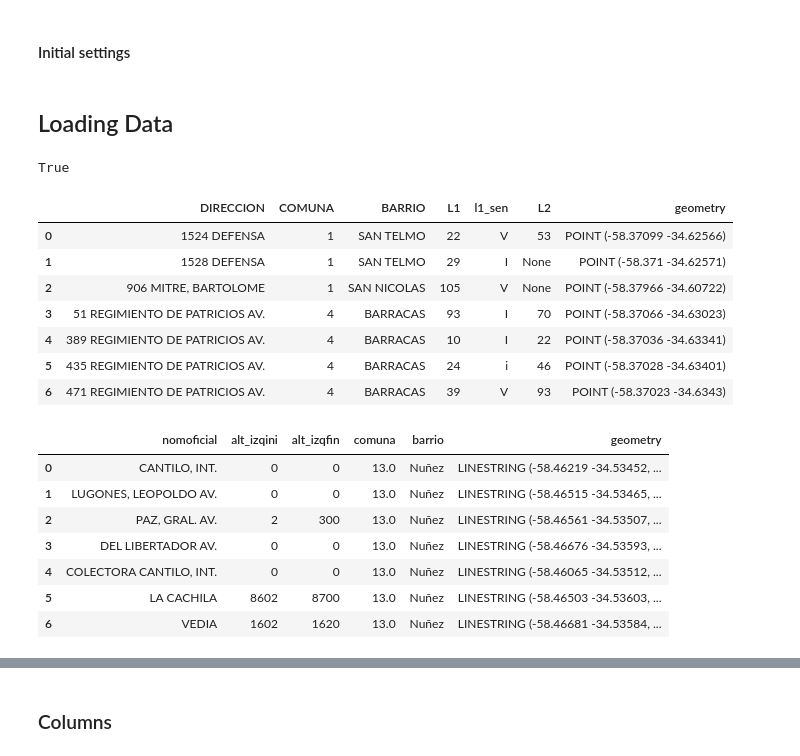
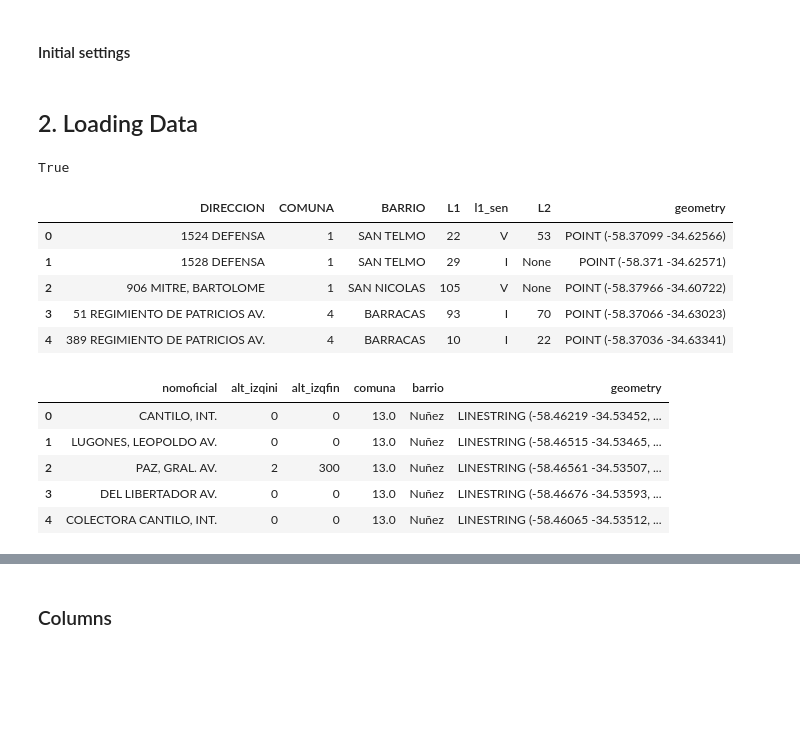
Before and after one commit to FacundoBerthet/caba-public-transport-analysis, a Jupyter notebook: notebooks/01_EDA_bus_stops.ipynb, the cells around one changed output, grey strips where cells are left out. Drawn from its saved outputs; the diff is of its cells as text; code cells hidden in the pictures; blank space fills up the shorter version.

```diff
--- a/notebooks/01_EDA_bus_stops.ipynb
+++ b/notebooks/01_EDA_bus_stops.ipynb
@@ -54,7 +54,7 @@ from pathlib import Path
 %matplotlib inline
 sys.path.append(str(Path.cwd().parent / "src"))
 # %% [markdown]
-## Loading Data
+## 2. Loading Data
 # %%
 PROJECT_ROOT = Path.cwd().parent
 DATA_PATH = PROJECT_ROOT / "data" / "raw"
@@ -65,22 +65,20 @@ True
 # %%
 stops_raw = gpd.read_file(DATA_PATH / "paradas-de-colectivo.geojson")
 
 # Make a copy in order to leave the original file intact
 stops = stops_raw.copy()
-stops[["DIRECCION", "COMUNA", "BARRIO", "L1", "l1_sen", "L2", "geometry"]].head(7)
+stops[["DIRECCION", "COMUNA", "BARRIO", "L1", "l1_sen", "L2", "geometry"]].head()
 # %% [output]
 |  | DIRECCION | COMUNA | BARRIO | L1 | l1_sen | L2 | geometry |
 | 0 | 1524 DEFENSA | 1 | SAN TELMO | 22 | V | 53 | POINT (-58.37099 -34.62566) |
 | 1 | 1528 DEFENSA | 1 | SAN TELMO | 29 | I | None | POINT (-58.371 -34.62571) |
 | 2 | 906 MITRE, BARTOLOME | 1 | SAN NICOLAS | 105 | V | None | POINT (-58.37966 -34.60722) |
 | 3 | 51 REGIMIENTO DE PATRICIOS AV. | 4 | BARRACAS | 93 | I | 70 | POINT (-58.37066 -34.63023) |
 | 4 | 389 REGIMIENTO DE PATRICIOS AV. | 4 | BARRACAS | 10 | I | 22 | POINT (-58.37036 -34.63341) |
-| 5 | 435 REGIMIENTO DE PATRICIOS AV. | 4 | BARRACAS | 24 | i | 46 | POINT (-58.37028 -34.63401) |
-| 6 | 471 REGIMIENTO DE PATRICIOS AV. | 4 | BARRACAS | 39 | V | 93 | POINT (-58.37023 -34.6343) |
 # %%
 streets_raw = gpd.read_file(DATA_PATH / "callejero.geojson")
 streets = streets_raw.copy()
-streets[["nomoficial", "alt_izqini", "alt_izqfin", "comuna", "barrio", "geometry"]].head(7)
+streets[["nomoficial", "alt_izqini", "alt_izqfin", "comuna", "barrio", "geometry"]].head()
 # %% [output]
 |  | nomoficial | alt_izqini | alt_izqfin | comuna | barrio | geometry |
 | 0 | CANTILO, INT. | 0 | 0 | 13.0 | Nuñez | LINESTRING (-58.46219 -34.53452, ... |
@@ -88,8 +86,6 @@ streets[["nomoficial", "alt_izqini", "alt_izqfin", "comuna", "barrio", "geometry
 | 2 | PAZ, GRAL. AV. | 2 | 300 | 13.0 | Nuñez | LINESTRING (-58.46561 -34.53507, ... |
 | 3 | DEL LIBERTADOR AV. | 0 | 0 | 13.0 | Nuñez | LINESTRING (-58.46676 -34.53593, ... |
 | 4 | COLECTORA CANTILO, INT. | 0 | 0 | 13.0 | Nuñez | LINESTRING (-58.46065 -34.53512, ... |
-| 5 | LA CACHILA | 8602 | 8700 | 13.0 | Nuñez | LINESTRING (-58.46503 -34.53603, ... |
-| 6 | VEDIA | 1602 | 1620 | 13.0 | Nuñez | LINESTRING (-58.46681 -34.53584, ... |
 # %%
 comunas_raw = gpd.read_file(DATA_PATH / "comunas.geojson")
 comunas = comunas_raw.copy()
```
Also changed, not shown: parts of 60 cells of this notebook.
